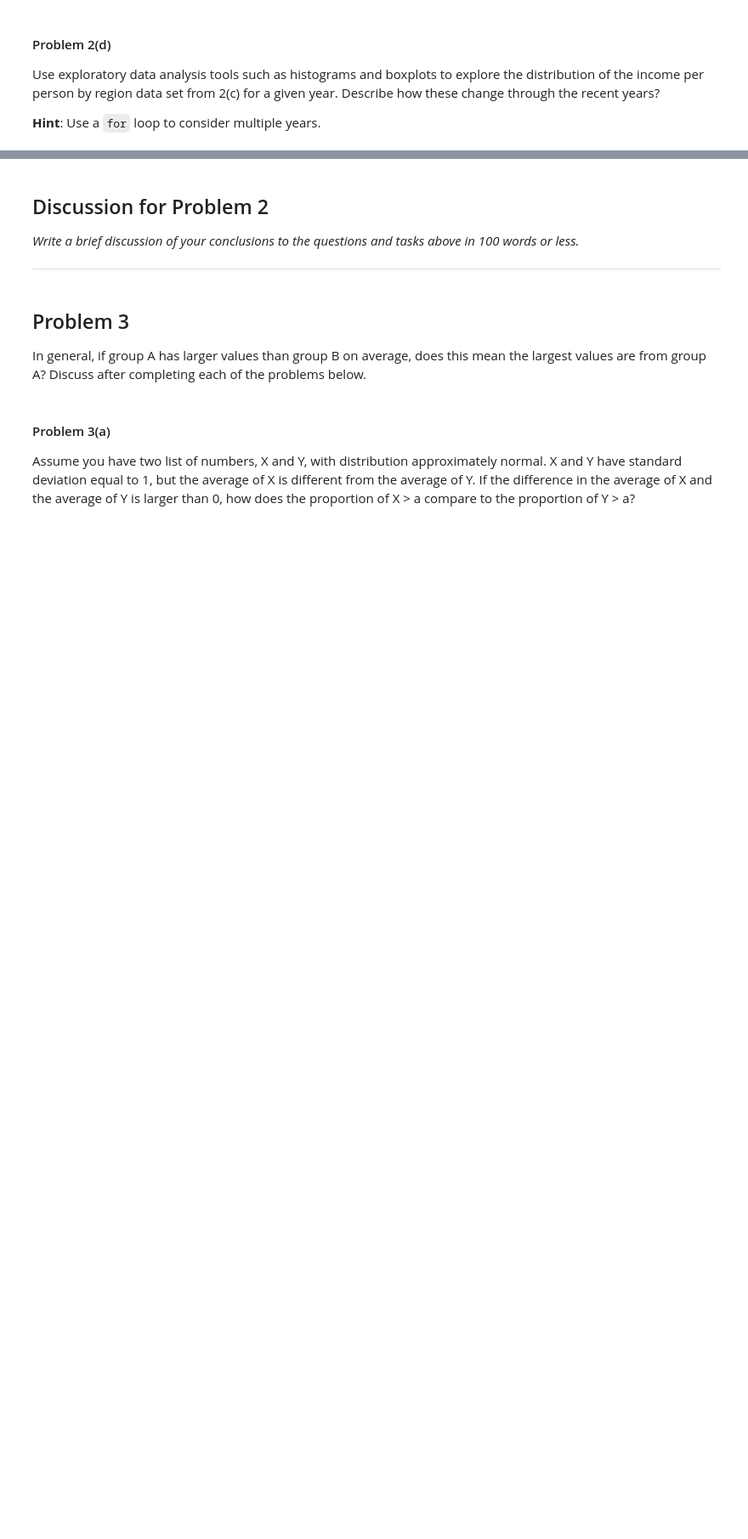
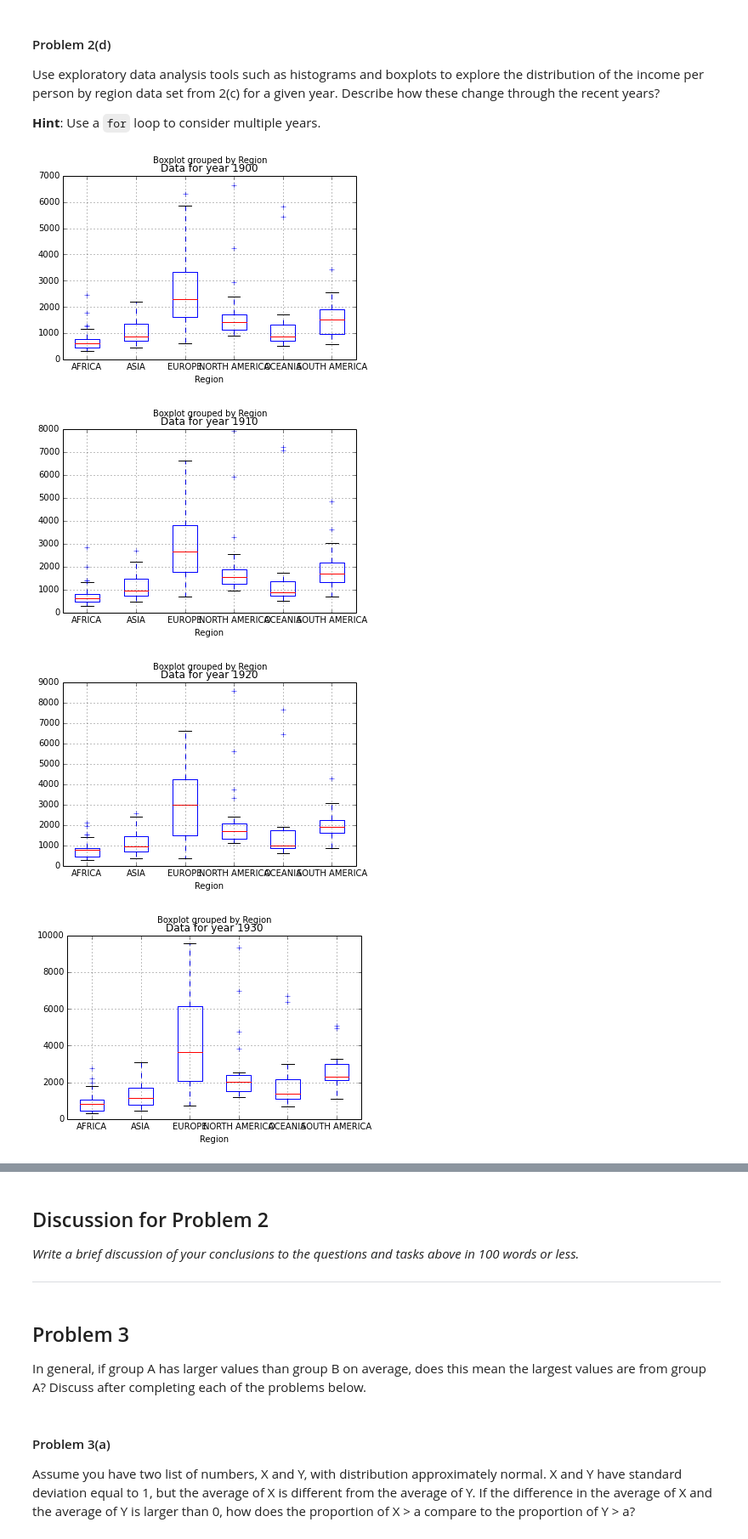
Before and after one commit to gaspaio/harvard-cs109-2014, a Jupyter notebook: homework-mine/HW1-mine.ipynb, the cells around one changed output, grey strips where cells are left out. Shown at 85% size. Cells and saved outputs as stored; diff of their text form; code cells hidden in the pictures; blank space fills up the shorter version.

```diff
--- a/homework-mine/HW1-mine.ipynb
+++ b/homework-mine/HW1-mine.ipynb
@@ -159,7 +159,7 @@ y = yearly_data['W'].values
 (coefs, resids, rank, s) = np.linalg.lstsq(matrix_A, y)
 
 # fitted values
-# yhat = np.dot(matrix_A, coefs)
+yhat = np.dot(matrix_A, coefs)
 
 plt.scatter(salary_values, y)
 plt.title("Fitted data ({0})".format(year))
@@ -276,4 +293,9 @@ Example
 -------
 >>> mergeByYear(2010)
 """
-#your code here
+def mergeByYear(y):
+    data = pd.DataFrame(income.columns.tolist(), columns=["Country"])
+    data["Income"] = np.round(income.ix[y].values,2)
+    return pd.merge(countries, data, on="Country", how="inner")
+
+mergeByYear(2012).head()
@@ -287,0 +315,21 @@ Use exploratory data analysis tools such as histograms and boxplots to explore t
+# %%
+years = range(1900,2011,10)
+#num_plots = len(years)
+#f, axarr = plt.subplots(nrows = num_plots/2 + (num_plots % 2), ncols=2, figsize=(20,20))
+#col = 1
+for i in range(num_plots):
+    d = mergeByYear(years[i])
+    col = (col + 1) % 2
+    d.boxplot("Income", by="Region")
+    plt.title("Data for year {0}".format(years[i]))
+    plt.ylim=(0,12000)
+    plt.show()
+#    ax1 = axarr[i/2, col]
+    #d.boxplot("Income", by="Region", ax=ax1)
+    #ax1.set_title("Data for year {0}".format(years[i]))
+    #ax1.set_ylim=(0,7000)
+# %% [output]
+[figure, added]
+[figure, added]
+[figure, added]
+[figure, added]
```
Also changed, not shown: parts of 15 cells of this notebook.
